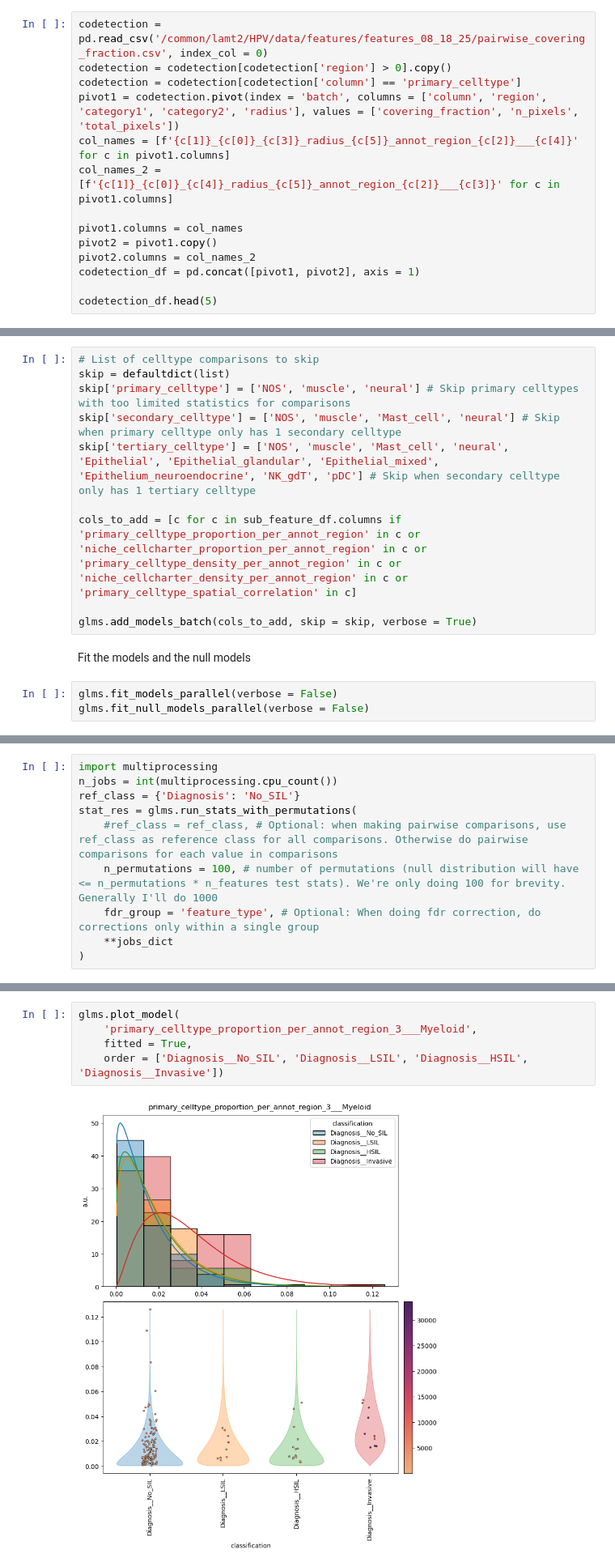
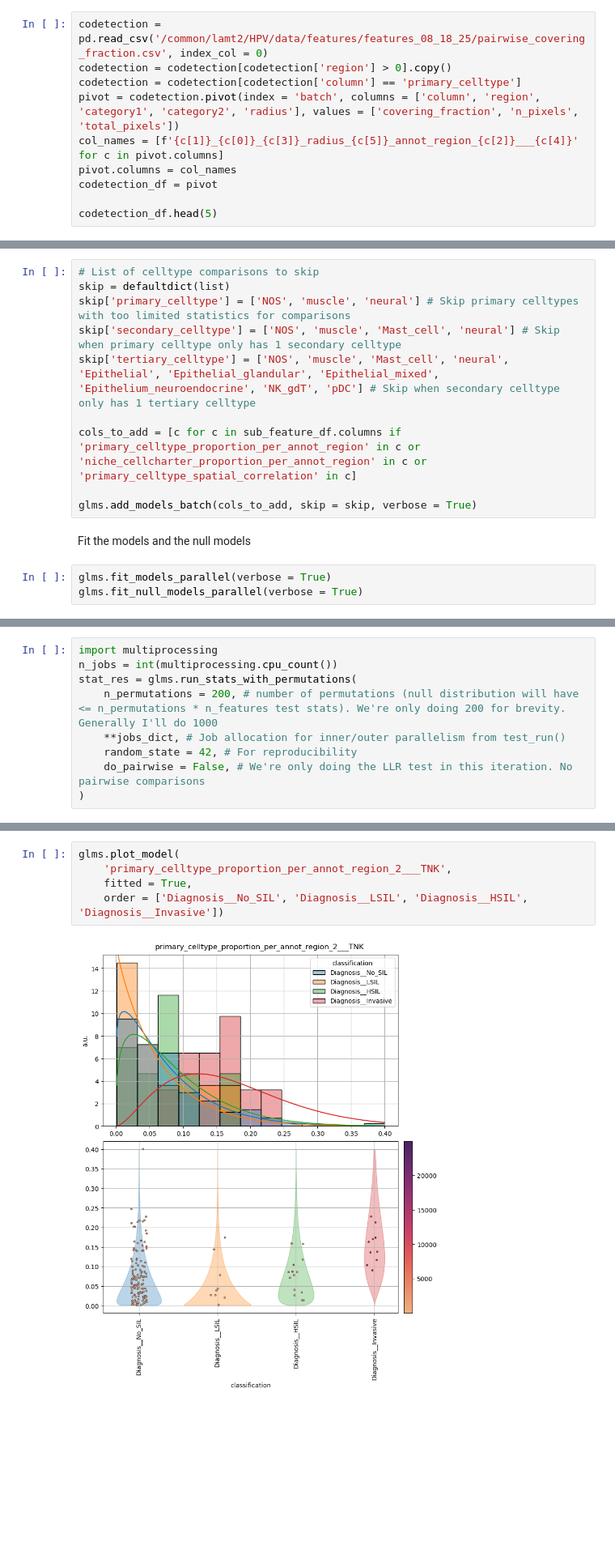
Before and after one commit to Tyler-Lam/Knottlab-Tutorials, a Jupyter notebook: regression_models/tutorial_feature_comparison.ipynb, the cells around one changed output, grey strips where cells are left out. Shown at 81% size. Cells and saved outputs as stored; diff of their text form; blank space fills up the shorter version.

```diff
--- a/regression_models/tutorial_feature_comparison.ipynb
+++ b/regression_models/tutorial_feature_comparison.ipynb
@@ -126,14 +124,10 @@ The covering fractions are symmetric between cell 1 and cell 2 (unlike spatial c
 codetection = pd.read_csv('/common/lamt2/HPV/data/features/features_08_18_25/pairwise_covering_fraction.csv', index_col = 0)
 codetection = codetection[codetection['region'] > 0].copy()
 codetection = codetection[codetection['column'] == 'primary_celltype']
-pivot1 = codetection.pivot(index = 'batch', columns = ['column', 'region', 'category1', 'category2', 'radius'], values = ['covering_fraction', 'n_pixels', 'total_pixels'])
-col_names = [f'{c[1]}_{c[0]}_{c[3]}_radius_{c[5]}_annot_region_{c[2]}___{c[4]}' for c in pivot1.columns]
-col_names_2 = [f'{c[1]}_{c[0]}_{c[4]}_radius_{c[5]}_annot_region_{c[2]}___{c[3]}' for c in pivot1.columns]
-
-pivot1.columns = col_names
-pivot2 = pivot1.copy()
-pivot2.columns = col_names_2
-codetection_df = pd.concat([pivot1, pivot2], axis = 1)
+pivot = codetection.pivot(index = 'batch', columns = ['column', 'region', 'category1', 'category2', 'radius'], values = ['covering_fraction', 'n_pixels', 'total_pixels'])
+col_names = [f'{c[1]}_{c[0]}_{c[3]}_radius_{c[5]}_annot_region_{c[2]}___{c[4]}' for c in pivot.columns]
+pivot.columns = col_names
+codetection_df = pivot
 
 codetection_df.head(5)
 # %% [output]
@@ -197,11 +193,11 @@ skip['primary_celltype'] = ['NOS', 'muscle', 'neural'] # Skip primary celltypes
 skip['secondary_celltype'] = ['NOS', 'muscle', 'Mast_cell', 'neural'] # Skip when primary celltype only has 1 secondary celltype
 skip['tertiary_celltype'] = ['NOS', 'muscle', 'Mast_cell', 'neural', 'Epithelial', 'Epithelial_glandular', 'Epithelial_mixed', 'Epithelium_neuroendocrine', 'NK_gdT', 'pDC'] # Skip when secondary celltype only has 1 tertiary celltype
 
-cols_to_add = [c for c in sub_feature_df.columns if 'primary_celltype_proportion_per_annot_region' in c or 'niche_cellcharter_proportion_per_annot_region' in c or 'primary_celltype_density_per_annot_region' in c or 'niche_cellcharter_density_per_annot_region' in c or 'primary_celltype_spatial_correlation' in c]
+cols_to_add = [c for c in sub_feature_df.columns if 'primary_celltype_proportion_per_annot_region' in c or 'niche_cellcharter_proportion_per_annot_region' in c or 'primary_celltype_spatial_correlation' in c]
 
 glms.add_models_batch(cols_to_add, skip = skip, verbose = True)
 # %% [markdown]
 Fit the models and the null models
 # %%
-glms.fit_models_parallel(verbose = False)
-glms.fit_null_models_parallel(verbose = False)
+glms.fit_models_parallel(verbose = True)
+glms.fit_null_models_parallel(verbose = True)
@@ -262,10 +266,9 @@ Estimated time with outer parallelism: 2.97 min
 # %%
 import multiprocessing
 n_jobs = int(multiprocessing.cpu_count())
-ref_class = {'Diagnosis': 'No_SIL'}
 stat_res = glms.run_stats_with_permutations(
-    #ref_class = ref_class, # Optional: when making pairwise comparisons, use ref_class as reference class for all comparisons. Otherwise do pairwise comparisons for each value in comparisons
-    n_permutations = 100, # number of permutations (null distribution will have <= n_permutations * n_features test stats). We're only doing 100 for brevity. Generally I'll do 1000
-    fdr_group = 'feature_type', # Optional: When doing fdr correction, do corrections only within a single group
-    **jobs_dict
+    n_permutations = 200, # number of permutations (null distribution will have <= n_permutations * n_features test stats). We're only doing 200 for brevity. Generally I'll do 1000
+    **jobs_dict, # Job allocation for inner/outer parallelism from test_run()
+    random_state = 42, # For reproducibility
+    do_pairwise = False, # We're only doing the LLR test in this iteration. No pairwise comparisons
 )
@@ -362,11 +729,11 @@ fig = plot_progression_heatmap(
 Plot one of the results to see if it makes sense
 # %%
 glms.plot_model(
-    'primary_celltype_proportion_per_annot_region_3___Myeloid',
+    'primary_celltype_proportion_per_annot_region_2___TNK',
     fitted = True,
     order = ['Diagnosis__No_SIL', 'Diagnosis__LSIL', 'Diagnosis__HSIL', 'Diagnosis__Invasive'])
 # %% [output]
-[figure, old version]
+[figure, new version]
 # %% [markdown]
 We can make the same plot for spatial correlations (fixing Epithelial as the central celltype)
 # %%
```
Also changed, not shown: parts of 67 cells of this notebook.
